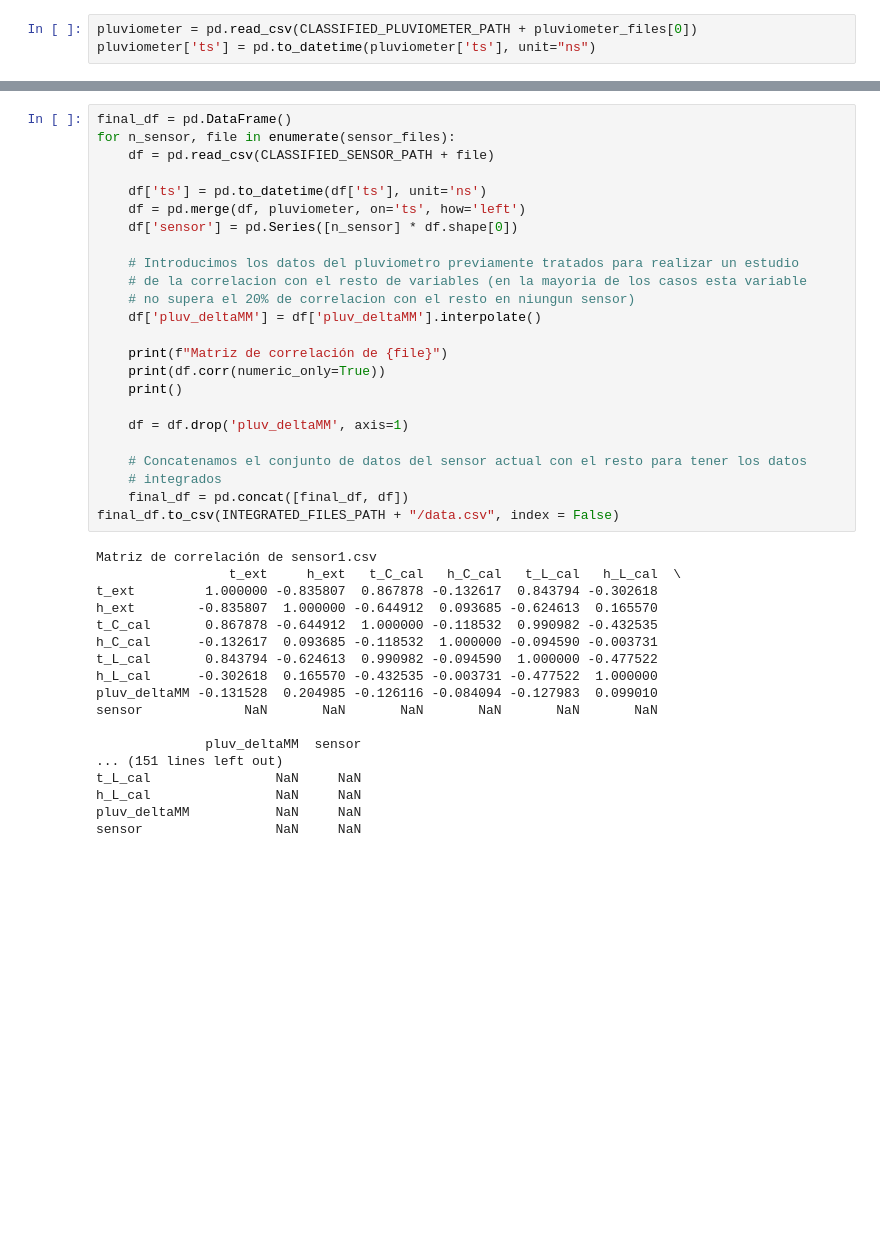
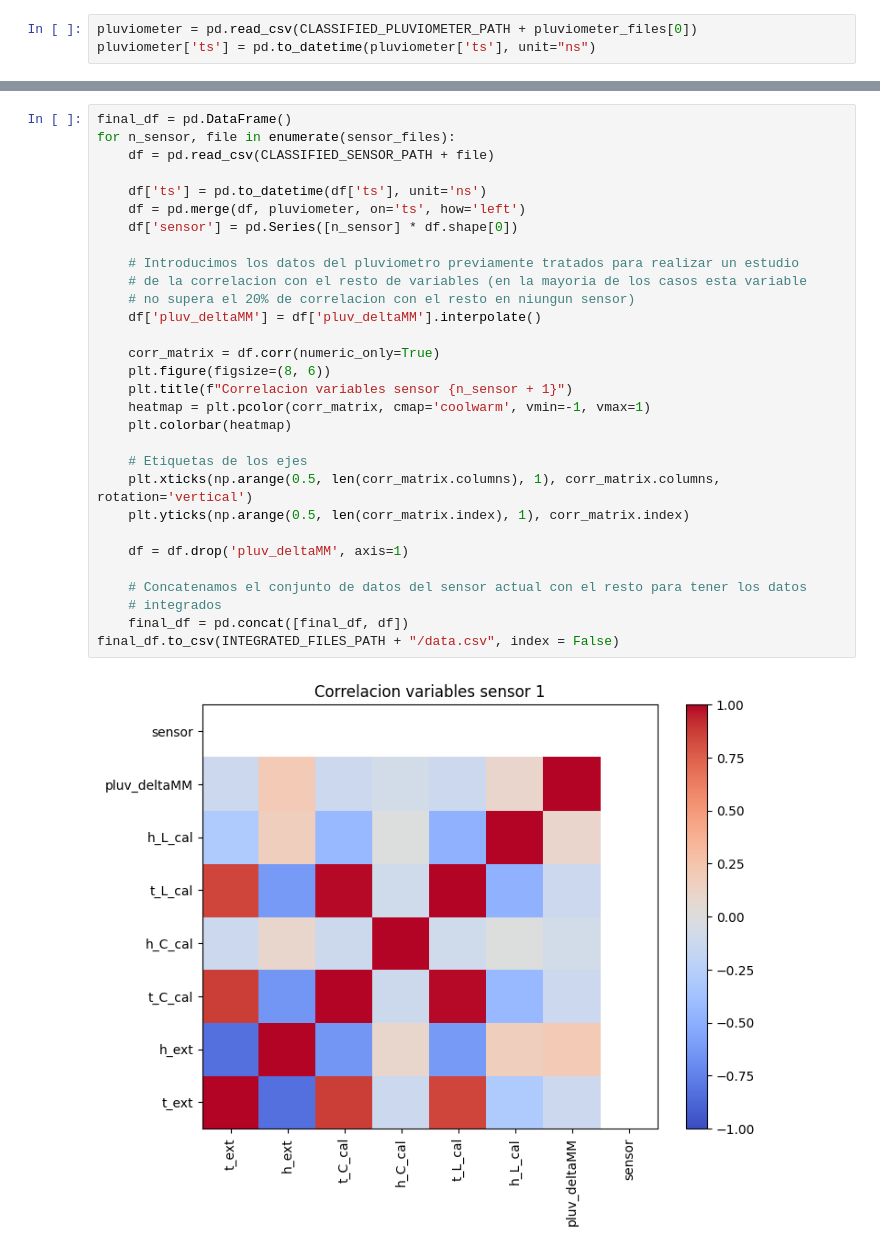
Before and after one commit to GabiHV/TFG22-23, a Jupyter notebook: src/data-integration.ipynb, the cells around one changed output, grey strips where cells are left out. Cells and saved outputs as stored; diff of their text form; blank space fills up the shorter version.

```diff
--- a/src/data-integration.ipynb
+++ b/src/data-integration.ipynb
@@ -17,42 +28,32 @@ pluviometer['ts'] = pd.to_datetime(pluviometer['ts'], unit="ns")
 # %%
 final_df = pd.DataFrame()
 for n_sensor, file in enumerate(sensor_files):
     df = pd.read_csv(CLASSIFIED_SENSOR_PATH + file)
 
     df['ts'] = pd.to_datetime(df['ts'], unit='ns')
     df = pd.merge(df, pluviometer, on='ts', how='left')
     df['sensor'] = pd.Series([n_sensor] * df.shape[0])
 
     # Introducimos los datos del pluviometro previamente tratados para realizar un estudio
     # de la correlacion con el resto de variables (en la mayoria de los casos esta variable
     # no supera el 20% de correlacion con el resto en niungun sensor)
     df['pluv_deltaMM'] = df['pluv_deltaMM'].interpolate()
 
-    print(f"Matriz de correlación de {file}")
-    print(df.corr(numeric_only=True))
-    print()
+    corr_matrix = df.corr(numeric_only=True)
+    plt.figure(figsize=(8, 6))
+    plt.title(f"Correlacion variables sensor {n_sensor + 1}")
+    heatmap = plt.pcolor(corr_matrix, cmap='coolwarm', vmin=-1, vmax=1)
+    plt.colorbar(heatmap)
+
+    # Etiquetas de los ejes
+    plt.xticks(np.arange(0.5, len(corr_matrix.columns), 1), corr_matrix.columns, rotation='vertical')
+    plt.yticks(np.arange(0.5, len(corr_matrix.index), 1), corr_matrix.index)
 
     df = df.drop('pluv_deltaMM', axis=1)
 
     # Concatenamos el conjunto de datos del sensor actual con el resto para tener los datos
     # integrados
     final_df = pd.concat([final_df, df])
 final_df.to_csv(INTEGRATED_FILES_PATH + "/data.csv", index = False)
 # %% [output]
-Matriz de correlación de sensor1.csv
-                 t_ext     h_ext   t_C_cal   h_C_cal   t_L_cal   h_L_cal  \
-t_ext         1.000000 -0.835807  0.867878 -0.132617  0.843794 -0.302618
-h_ext        -0.835807  1.000000 -0.644912  0.093685 -0.624613  0.165570
-t_C_cal       0.867878 -0.644912  1.000000 -0.118532  0.990982 -0.432535
-h_C_cal      -0.132617  0.093685 -0.118532  1.000000 -0.094590 -0.003731
-t_L_cal       0.843794 -0.624613  0.990982 -0.094590  1.000000 -0.477522
-h_L_cal      -0.302618  0.165570 -0.432535 -0.003731 -0.477522  1.000000
-pluv_deltaMM -0.131528  0.204985 -0.126116 -0.084094 -0.127983  0.099010
-sensor             NaN       NaN       NaN       NaN       NaN       NaN
-
-              pluv_deltaMM  sensor
-... (151 lines left out)
-t_L_cal                NaN     NaN
-h_L_cal                NaN     NaN
-pluv_deltaMM           NaN     NaN
-sensor                 NaN     NaN
+[figure, added]
```
Also changed, not shown: parts of 5 cells of this notebook, 15 other files.
